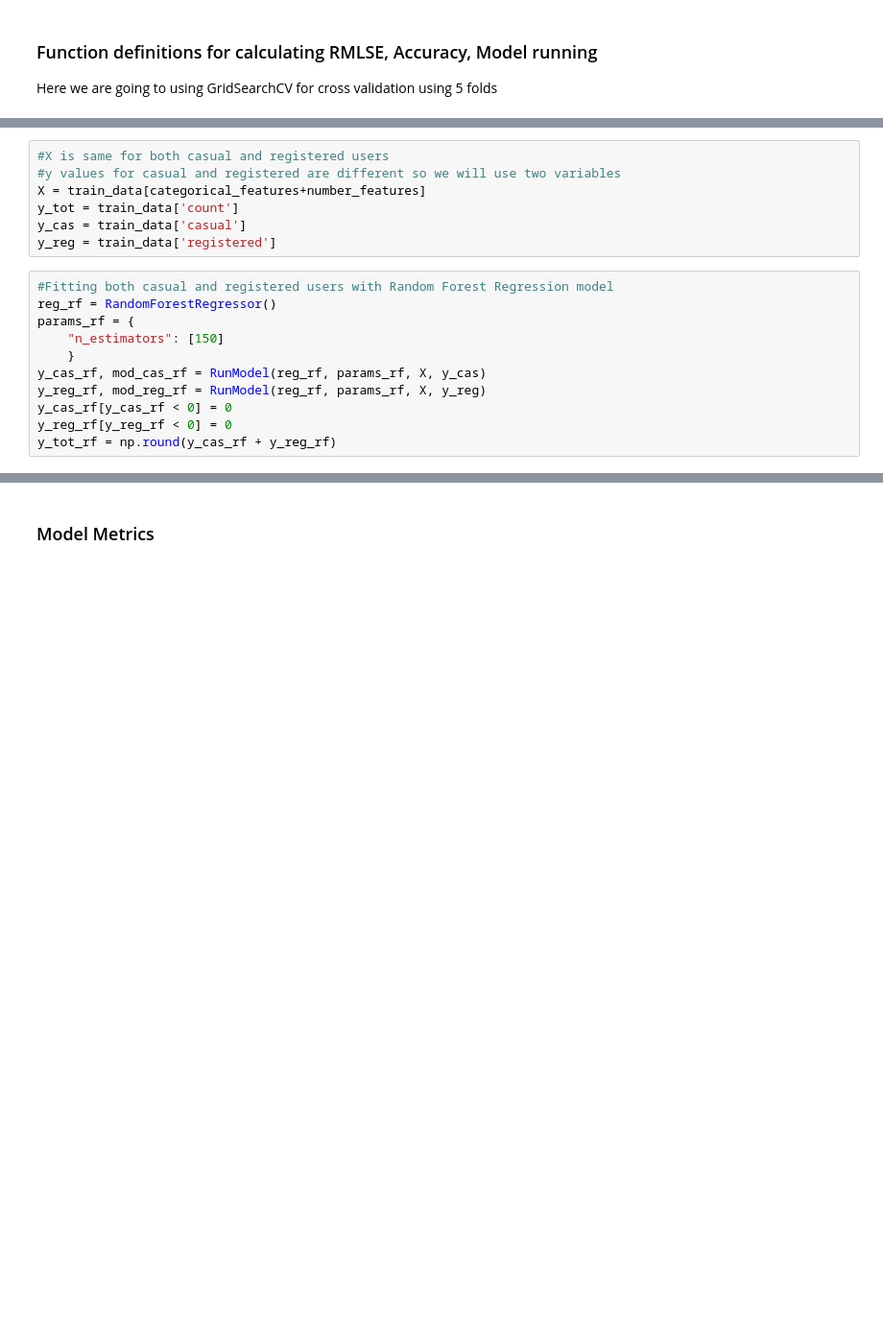
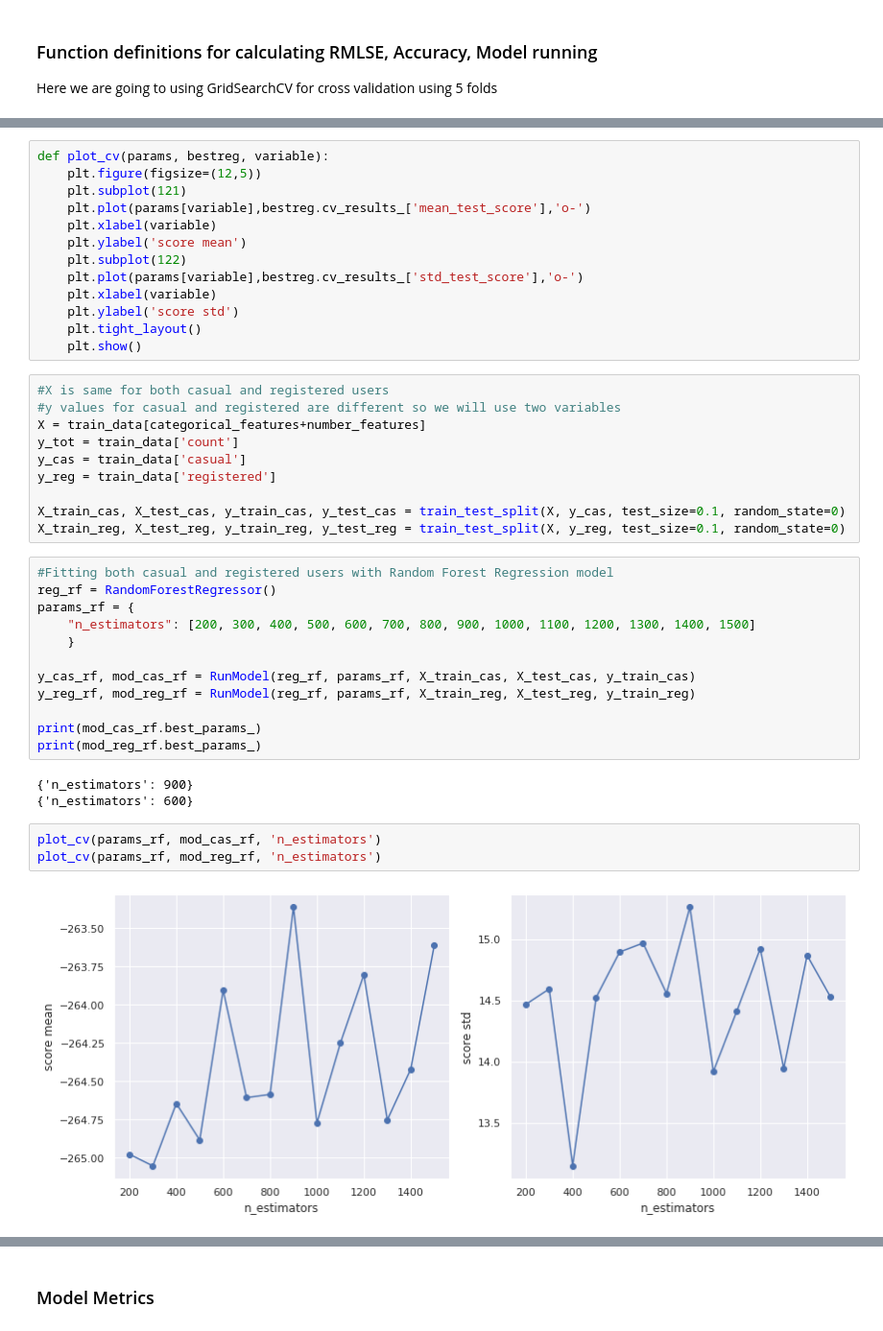
Before and after one commit to subbu3642/BikeSharingSystem, a Jupyter notebook: WorkBook.ipynb, the cells around one changed output, grey strips where cells are left out. Shown at 96% size. Saved outputs shown, nothing was run; the diff lists cells and outputs as text; blank space fills up the shorter version.

```diff
--- a/WorkBook.ipynb
+++ b/WorkBook.ipynb
@@ -259,4 +259,17 @@ def RunModel(model, params, X, y):
     return y_predict, fit_mod
+# %%
+def plot_cv(params, bestreg, variable):
+    plt.figure(figsize=(12,5))
+    plt.subplot(121)
+    plt.plot(params[variable],bestreg.cv_results_['mean_test_score'],'o-')
+    plt.xlabel(variable)
+    plt.ylabel('score mean')
+    plt.subplot(122)
+    plt.plot(params[variable],bestreg.cv_results_['std_test_score'],'o-')
+    plt.xlabel(variable)
+    plt.ylabel('score std')
+    plt.tight_layout()
+    plt.show()
 # %%
 #X is same for both casual and registered users
 #y values for casual and registered are different so we will use two variables
@@ -264,14 +277,26 @@ X = train_data[categorical_features+number_features]
 y_tot = train_data['count']
 y_cas = train_data['casual']
 y_reg = train_data['registered']
+
+X_train_cas, X_test_cas, y_train_cas, y_test_cas = train_test_split(X, y_cas, test_size=0.1, random_state=0)
+X_train_reg, X_test_reg, y_train_reg, y_test_reg = train_test_split(X, y_reg, test_size=0.1, random_state=0)
 # %%
 #Fitting both casual and registered users with Random Forest Regression model
 reg_rf = RandomForestRegressor()
 params_rf = {
-    "n_estimators": [150]
+    "n_estimators": [200, 300, 400, 500, 600, 700, 800, 900, 1000, 1100, 1200, 1300, 1400, 1500]
     }
-y_cas_rf, mod_cas_rf = RunModel(reg_rf, params_rf, X, y_cas)
-y_reg_rf, mod_reg_rf = RunModel(reg_rf, params_rf, X, y_reg)
-y_cas_rf[y_cas_rf < 0] = 0
-y_reg_rf[y_reg_rf < 0] = 0
-y_tot_rf = np.round(y_cas_rf + y_reg_rf)
+
+y_cas_rf, mod_cas_rf = RunModel(reg_rf, params_rf, X_train_cas, X_test_cas, y_train_cas)
+y_reg_rf, mod_reg_rf = RunModel(reg_rf, params_rf, X_train_reg, X_test_reg, y_train_reg)
+
+print(mod_cas_rf.best_params_)
+print(mod_reg_rf.best_params_)
+# %% [output]
+{'n_estimators': 900}
+{'n_estimators': 600}
+# %%
+plot_cv(params_rf, mod_cas_rf, 'n_estimators')
+plot_cv(params_rf, mod_reg_rf, 'n_estimators')
+# %% [output]
+[figure, added]
```
Also changed, not shown: parts of 20 cells of this notebook.
